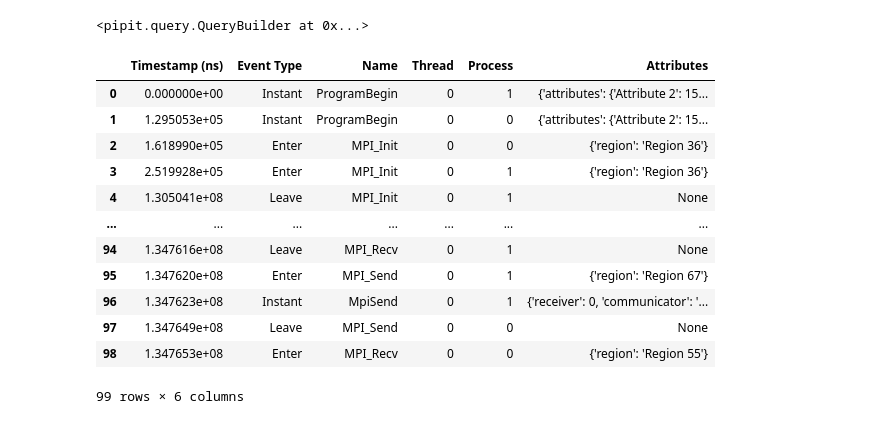
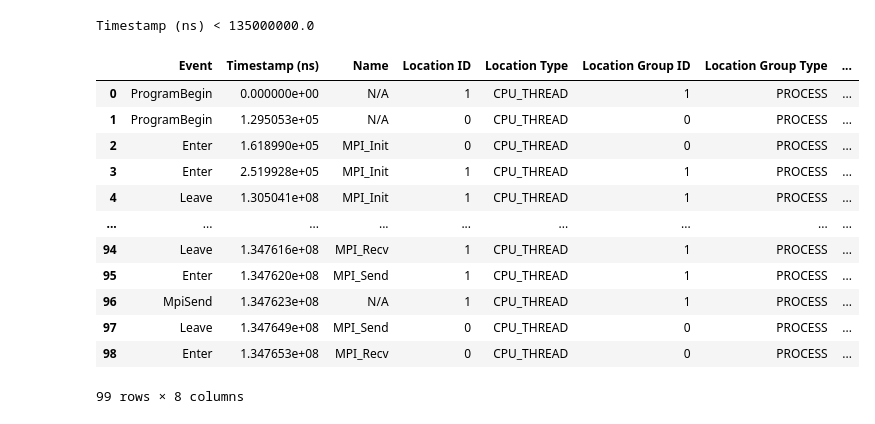
Before and after one commit to hpcgroup/pipit, a Jupyter notebook: docs/examples/query.ipynb, the cells around one changed output. Drawn from its saved outputs; the diff is of its cells as text; code cells hidden in the pictures.

```diff
--- a/docs/examples/query.ipynb
+++ b/docs/examples/query.ipynb
@@ -17,24 +14,27 @@ trace = pp.Trace.from_otf2(dirname)
+# %%
+df = pd.read_pickle("C:/Users/Rakrish/Downloads/pingPong.pkl", compression="zip")
+trace = pp.Trace(None, df)
 # %%
 # Simple filter
-trace.where("Timestamp (ns)", "<", 1.35e+08)
+trace.where("Timestamp (ns)", "<", 1.35e08)
 # %% [output]
-<pipit.query.QueryBuilder at 0x...>
+Timestamp (ns) < 135000000.0
 # %%
 # Execute simple filter
-trace.where("Timestamp (ns)", "<", 1.35e+08).get()
+trace.where("Timestamp (ns)", "<", 1.35e08).get()
 # %% [output]
-|  | Timestamp (ns) | Event Type | Name | Thread | Process | Attributes |
-| 0 | 0.000000e+00 | Instant | ProgramBegin | 0 | 1 | {'attributes': {'Attribute 2': 15... |
-| 1 | 1.295053e+05 | Instant | ProgramBegin | 0 | 0 | {'attributes': {'Attribute 2': 15... |
-| 2 | 1.618990e+05 | Enter | MPI_Init | 0 | 0 | {'region': 'Region 36'} |
-| 3 | 2.519928e+05 | Enter | MPI_Init | 0 | 1 | {'region': 'Region 36'} |
-| 4 | 1.305041e+08 | Leave | MPI_Init | 0 | 1 | None |
-| ... | ... | ... | ... | ... | ... | ... |
-| 94 | 1.347616e+08 | Leave | MPI_Recv | 0 | 1 | None |
-| 95 | 1.347620e+08 | Enter | MPI_Send | 0 | 1 | {'region': 'Region 67'} |
-| 96 | 1.347623e+08 | Instant | MpiSend | 0 | 1 | {'receiver': 0, 'communicator': '... |
-| 97 | 1.347649e+08 | Leave | MPI_Send | 0 | 0 | None |
-| 98 | 1.347653e+08 | Enter | MPI_Recv | 0 | 0 | {'region': 'Region 55'} |
+|  | Event | Timestamp (ns) | Name | Location ID | Location Type | Location Group ID | Location Group Type | ... |
+| 0 | ProgramBegin | 0.000000e+00 | N/A | 1 | CPU_THREAD | 1 | PROCESS | ... |
+| 1 | ProgramBegin | 1.295053e+05 | N/A | 0 | CPU_THREAD | 0 | PROCESS | ... |
+| 2 | Enter | 1.618990e+05 | MPI_Init | 0 | CPU_THREAD | 0 | PROCESS | ... |
+| 3 | Enter | 2.519928e+05 | MPI_Init | 1 | CPU_THREAD | 1 | PROCESS | ... |
+| 4 | Leave | 1.305041e+08 | MPI_Init | 1 | CPU_THREAD | 1 | PROCESS | ... |
+| ... | ... | ... | ... | ... | ... | ... | ... | ... |
+| 94 | Leave | 1.347616e+08 | MPI_Recv | 1 | CPU_THREAD | 1 | PROCESS | ... |
+| 95 | Enter | 1.347620e+08 | MPI_Send | 1 | CPU_THREAD | 1 | PROCESS | ... |
+| 96 | MpiSend | 1.347623e+08 | N/A | 1 | CPU_THREAD | 1 | PROCESS | ... |
+| 97 | Leave | 1.347649e+08 | MPI_Send | 0 | CPU_THREAD | 0 | PROCESS | ... |
+| 98 | Enter | 1.347653e+08 | MPI_Recv | 0 | CPU_THREAD | 0 | PROCESS | ... |
-99 rows × 6 columns
+99 rows × 8 columns
 # %%
 # Logical AND
```
Also changed, not shown: parts of 16 cells of this notebook, 6 other files.
